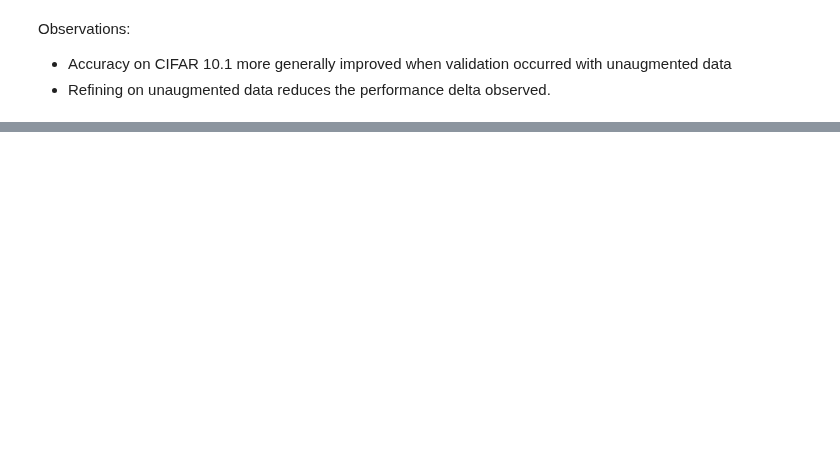
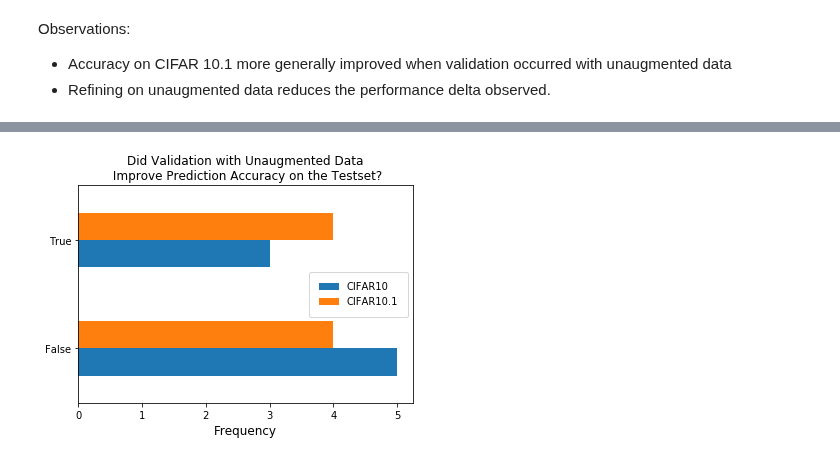
Before and after one commit to danzisar/w210-capstone, a Jupyter notebook: analysis/AugmentationValidationAnalysis.ipynb, the cells around one changed output, grey strips where cells are left out. Drawn from its saved outputs; the diff is of its cells as text; code cells hidden in the pictures; blank space fills up the shorter version.

```diff
--- a/analysis/AugmentationValidationAnalysis.ipynb
+++ b/analysis/AugmentationValidationAnalysis.ipynb
@@ -169,0 +185,7 @@ Observations:
+# %%
+# Filter the results to focus on densenet, the model the experiment was run on.
+df_resnet = df[df["Model"].str.contains('resnet_basic_32')]
+df_resnet = df_resnet[~df_resnet["Model"].str.contains('refined300')]
+
+df_resnet1 = compare_results(df_resnet)
+df_resnet1
@@ -169,0 +211,4 @@ Observations:
+# %%
+c10_c101_diff(df_resnet1.reset_index())
+# %% [output]
+[figure, added]
```
Also changed, not shown: parts of 15 cells of this notebook.
